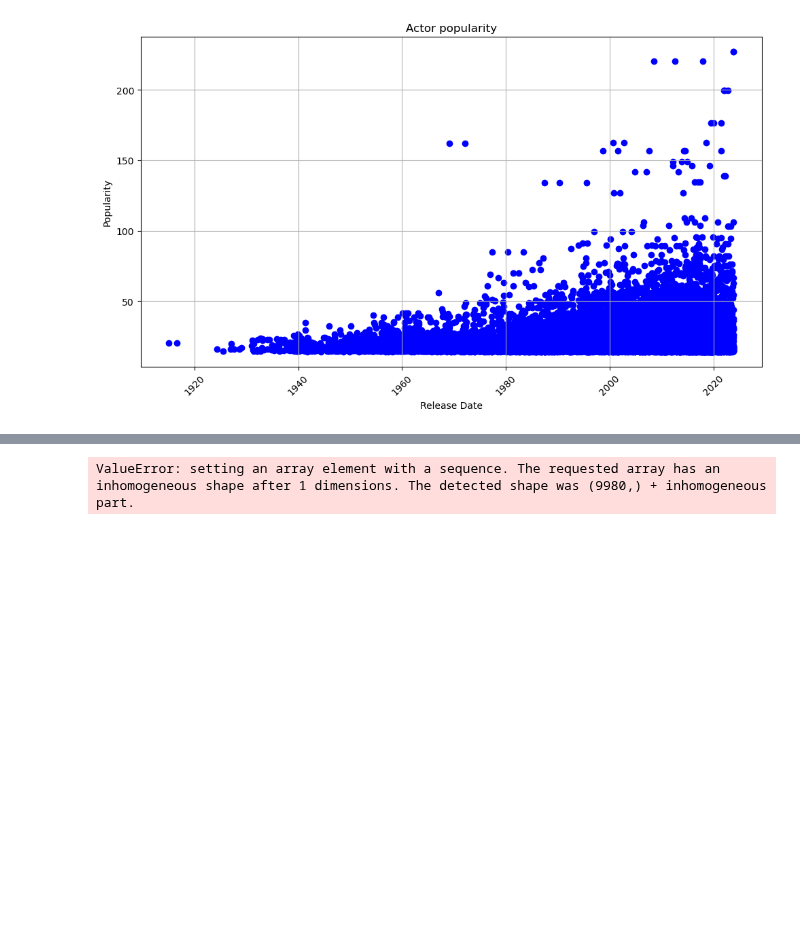
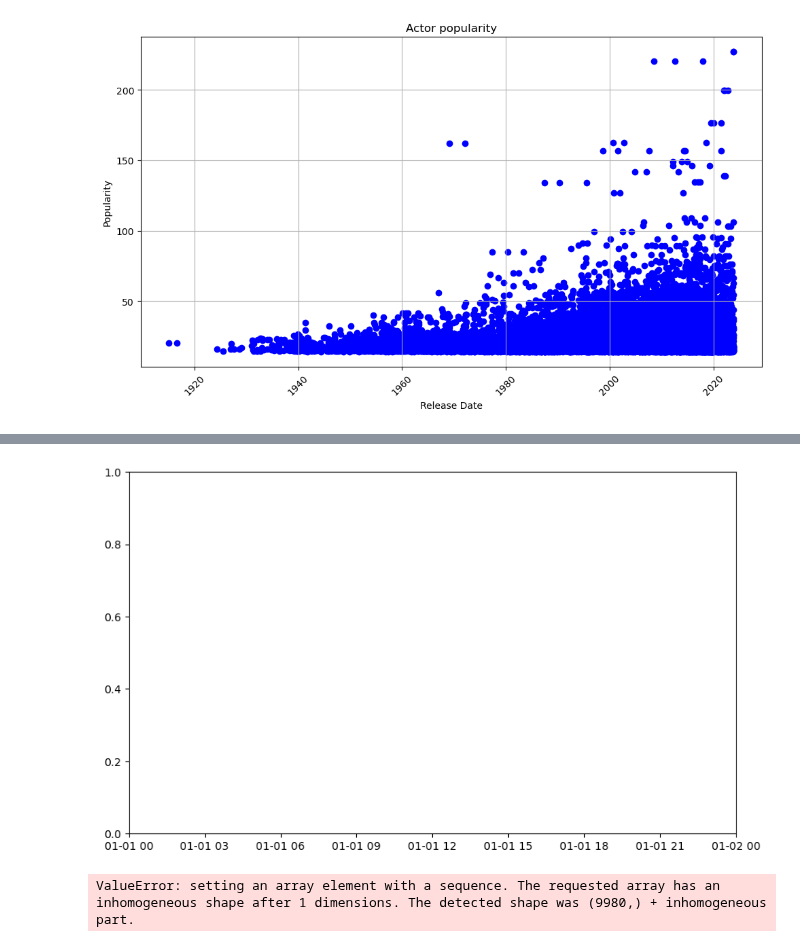
Before and after one commit to epfl-ada/ada-2023-project-cinemada, a Jupyter notebook: Preprocessing/popularity.ipynb, the cells around one changed output, grey strips where cells are left out. Saved outputs shown, nothing was run; the diff lists cells and outputs as text; code cells hidden in the pictures; blank space fills up the shorter version.

```diff
--- a/Preprocessing/popularity.ipynb
+++ b/Preprocessing/popularity.ipynb
@@ -160,0 +204,12 @@ plt.show()
+# %%
+#print(mdates.date2num(movie_release_date))
+plt.figure(figsize=(10, 6))
+plt.scatter( np.array(movie_release_date), np.array(actor_pop), color='b', marker='o')
+plt.title('Actor popularity')
+plt.xlabel('Release Date')
+plt.ylabel('Popularity')
+#plt.xticks(rotation=45)
+plt.grid(True)
+plt.tight_layout()
+plt.show()
+# %% [output]
@@ -161,3 +220,4 @@ plt.show()
+[figure, added]
 # %%
 
 plt.figure(figsize=(10, 6))
```
Also changed, not shown: parts of 4 cells of this notebook.
